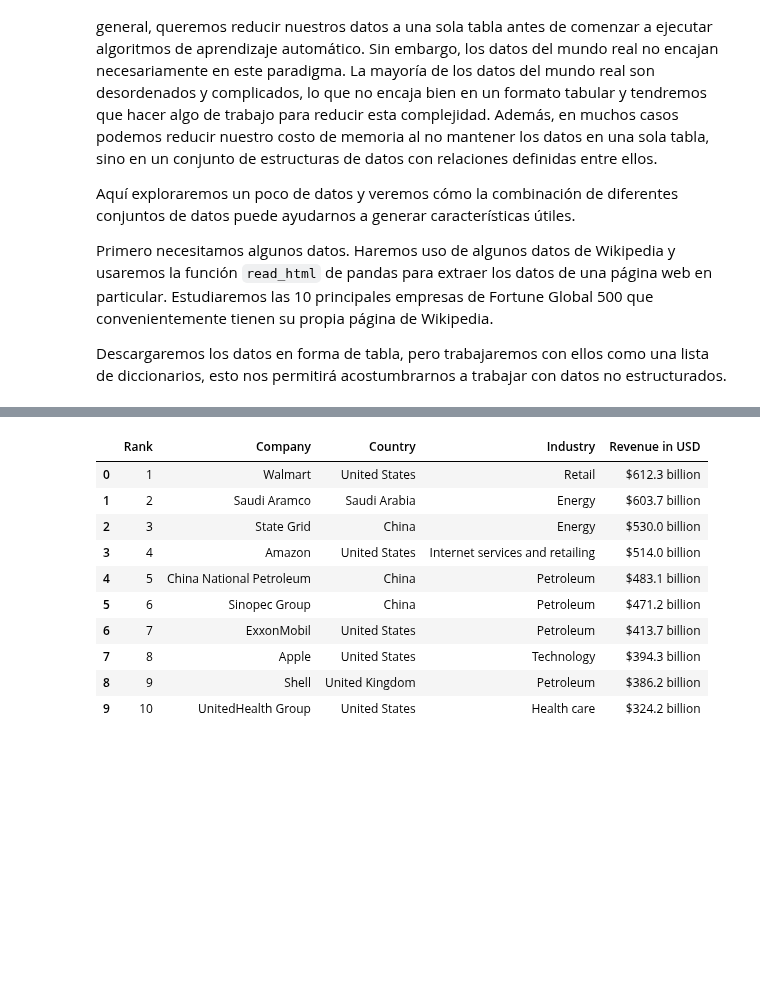
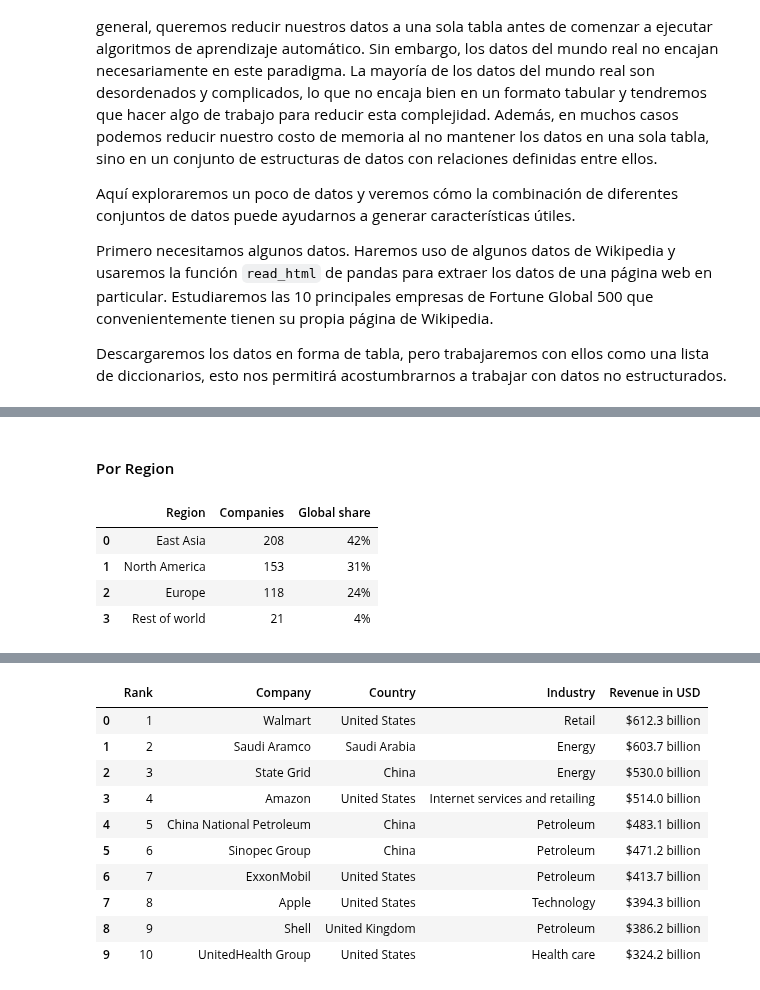
Before and after one commit to rubuntu/uaa-417-sistemas-de-gestion-de-bases-de-datos-avanzados, a Jupyter notebook: 10_Data_Munging.ipynb, the cells around one changed output, grey strips where cells are left out. Saved outputs shown, nothing was run; the diff lists cells and outputs as text; code cells hidden in the pictures; blank space fills up the shorter version.

```diff
--- a/10_Data_Munging.ipynb
+++ b/10_Data_Munging.ipynb
@@ -23,0 +56,10 @@ Descargaremos los datos en forma de tabla, pero trabajaremos con ellos como una
+# %% [markdown]
+#### Por Region
+# %%
+pd.read_html('https://en.wikipedia.org/wiki/Fortune_Global_500', header=0)[2]
+# %% [output]
+|  | Region | Companies | Global share |
+| 0 | East Asia | 208 | 42% |
+| 1 | North America | 153 | 31% |
+| 2 | Europe | 118 | 24% |
+| 3 | Rest of world | 21 | 4% |
```
Also changed, not shown: parts of 6 cells of this notebook.
